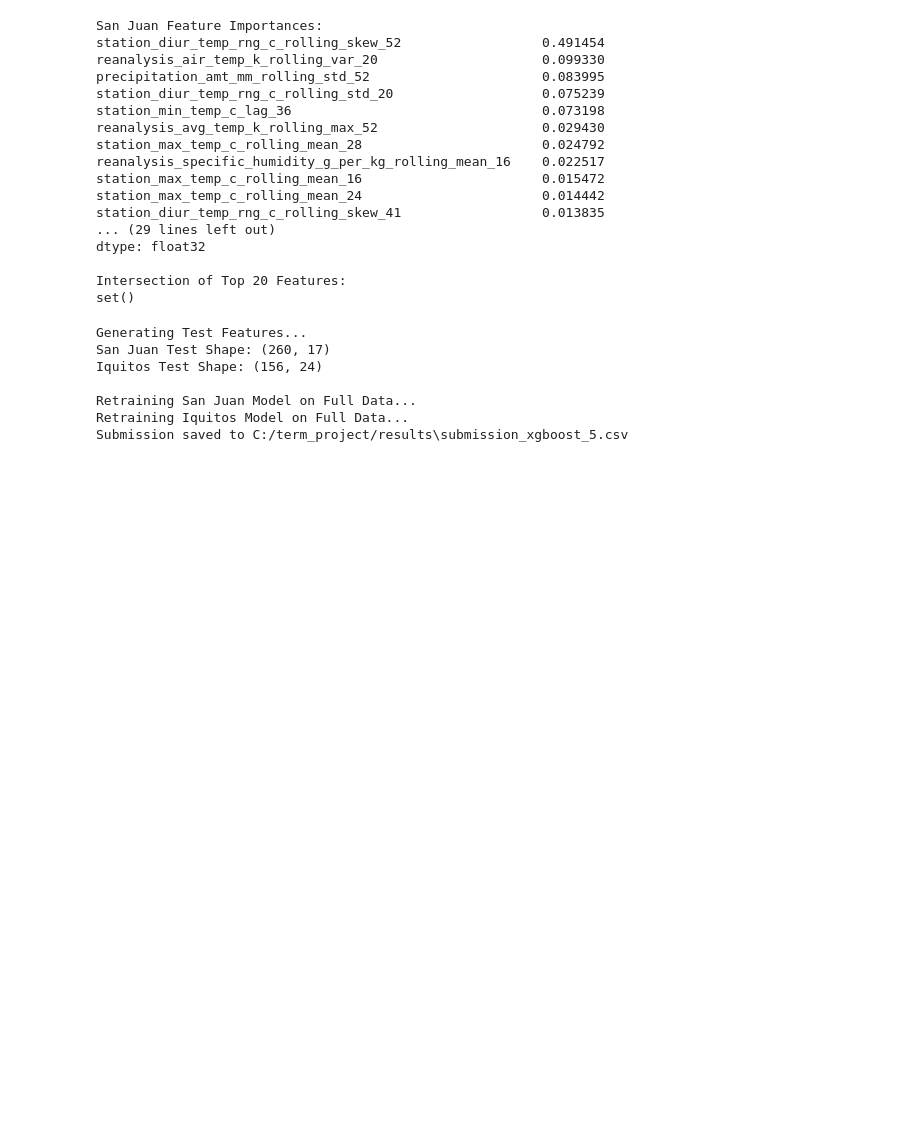
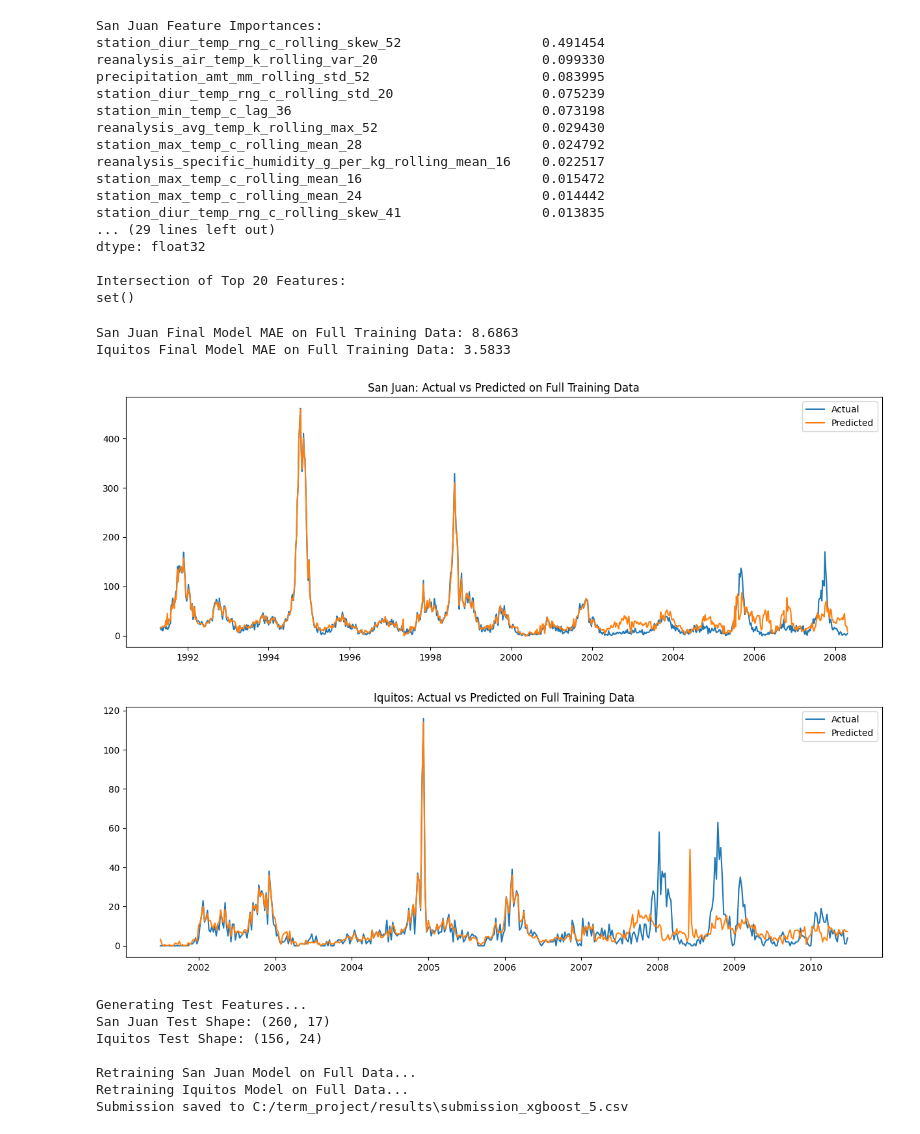
Before and after one commit to Tanalpoguz/term_project, a Jupyter notebook: code/xgboost.ipynb, the cells around one changed output. Saved outputs shown, nothing was run; the diff lists cells and outputs as text; code cells hidden in the pictures; blank space fills up the shorter version.

```diff
--- a/code/xgboost.ipynb
+++ b/code/xgboost.ipynb
@@ -195,7 +209,7 @@ Iquitos Final:  (468, 2281)
 # %%
 # GREEDY FORWARD FEATURE SELECTION
 
-def select_features_forward(df, target_col='total_cases', max_features=300):
+def select_features_forward(df, target_col='total_cases', max_features=FEATURE_SEL_MAX_FEATURES):
     """
     Selects features using a Forward Selection approach.
     1. Sorts features by correlation with target.
@@ -313,7 +296,7 @@ Oversampling logic defined. Will apply after splitting.
 # %%
 # SPLIT DATA & OVERSAMPLE TRAIN
 
-def oversample_peaks(df, target_col='total_cases', threshold=15, multiplier=5):
+def oversample_peaks(df, target_col='total_cases', threshold=OVERSAMPLE_THRESHOLD, multiplier=OVERSAMPLE_MULTIPLIER):
     """
     Oversamples rows where target > threshold by duplicating them 'multiplier' times.
     """
@@ -332,7 +315,7 @@ def oversample_peaks(df, target_col='total_cases', threshold=15, multiplier=5):
 
     return df_oversampled
 
-def split_and_oversample(df, target_col='total_cases', train_ratio=0.65, val_ratio=0.15, oversample=True):
+def split_and_oversample(df, target_col='total_cases', train_ratio=TRAIN_RATIO, val_ratio=VAL_RATIO, oversample=True):
     """
     Splits data into Train, Validation, and Test.
     Applies oversampling ONLY to the Training set.
@@ -349,7 +332,7 @@ def split_and_oversample(df, target_col='total_cases', train_ratio=0.65, val_rat
     # Oversample Train
     if oversample:
         print(f"  Original Train Size: {len(train)}")
-        train = oversample_peaks(train, target_col=target_col, threshold=15, multiplier=5)
+        train = oversample_peaks(train, target_col=target_col)
         print(f"  Oversampled Train Size: {len(train)}")
 
     # Separate X and y
@@ -532,6 +514,51 @@ dtype: float32
 
 Intersection of Top 20 Features:
 set()
+# %%
+# SAVE SELECTED FEATURES JSON
+
+with open(os.path.join(RESULT_DIR, 'sj_selected_features.json'), 'w') as f:
+    json.dump(sj_features_selected, f)
+
+with open(os.path.join(RESULT_DIR, 'iq_selected_features.json'), 'w') as f:
+    json.dump(iq_features_selected, f)
+# %%
+# FIT FINAL MODELS ON FULL TRAINING DATA & VISUALIZE ACTUAL VS PREDICTED
+
+# Final evaluation on training data for San Juan
+sj_train_preds = best_model_sj.predict(sj_train_eng[sj_features_selected])
+sj_train_preds = np.maximum(sj_train_preds, 0)
+mae_sj_train = mean_absolute_error(sj_train_eng['total_cases'], sj_train_preds)
+print(f"San Juan Final Model MAE on Full Training Data: {mae_sj_train:.4f}")
+
+# Final evaluation on training data for Iquitos
+iq_train_preds = best_model_iq.predict(iq_train_eng[iq_features_selected])
+iq_train_preds = np.maximum(iq_train_preds, 0)
+mae_iq_train = mean_absolute_error(iq_train_eng['total_cases'], iq_train_preds)
+print(f"Iquitos Final Model MAE on Full Training Data: {mae_iq_train:.4f}")
+
+# Plot Actual vs Predicted for San Juan
+plt.figure(figsize=(15, 5))
+plt.plot(sj_train_eng.index, sj_train_eng['total_cases'], label='Actual')
+plt.plot(sj_train_eng.index, sj_train_preds, label='Predicted')
+plt.title('San Juan: Actual vs Predicted on Full Training Data')
+plt.legend()
+plt.show()
+plt.close()
+
+# Plot Actual vs Predicted for Iquitos
+plt.figure(figsize=(15, 5))
+plt.plot(iq_train_eng.index, iq_train_eng['total_cases'], label='Actual')
+plt.plot(iq_train_eng.index, iq_train_preds, label='Predicted')
+plt.title('Iquitos: Actual vs Predicted on Full Training Data')
+plt.legend()
+plt.show()
+plt.close()
+# %% [output]
+San Juan Final Model MAE on Full Training Data: 8.6863
+Iquitos Final Model MAE on Full Training Data: 3.5833
+[figure, added]
+[figure, added]
 # %%
 # FINAL PREDICTIONS ON TEST SET AND SUBMISSION
 
```
Also changed, not shown: parts of 6 cells of this notebook, 2 other files.
